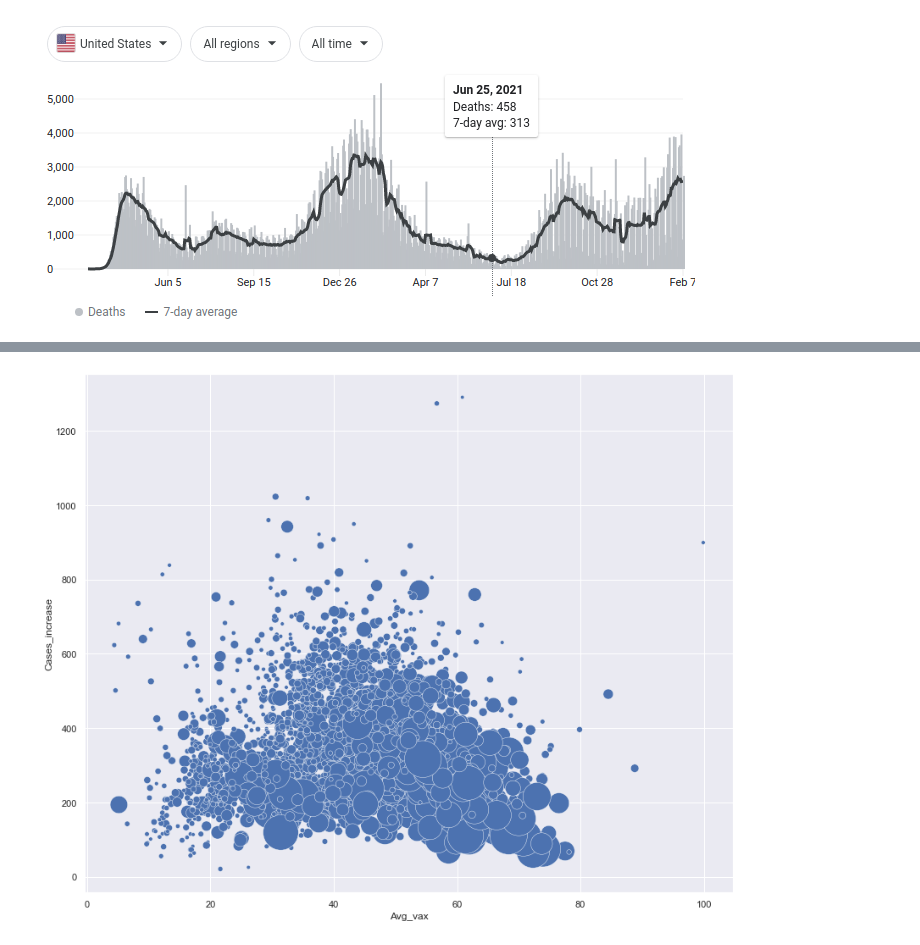
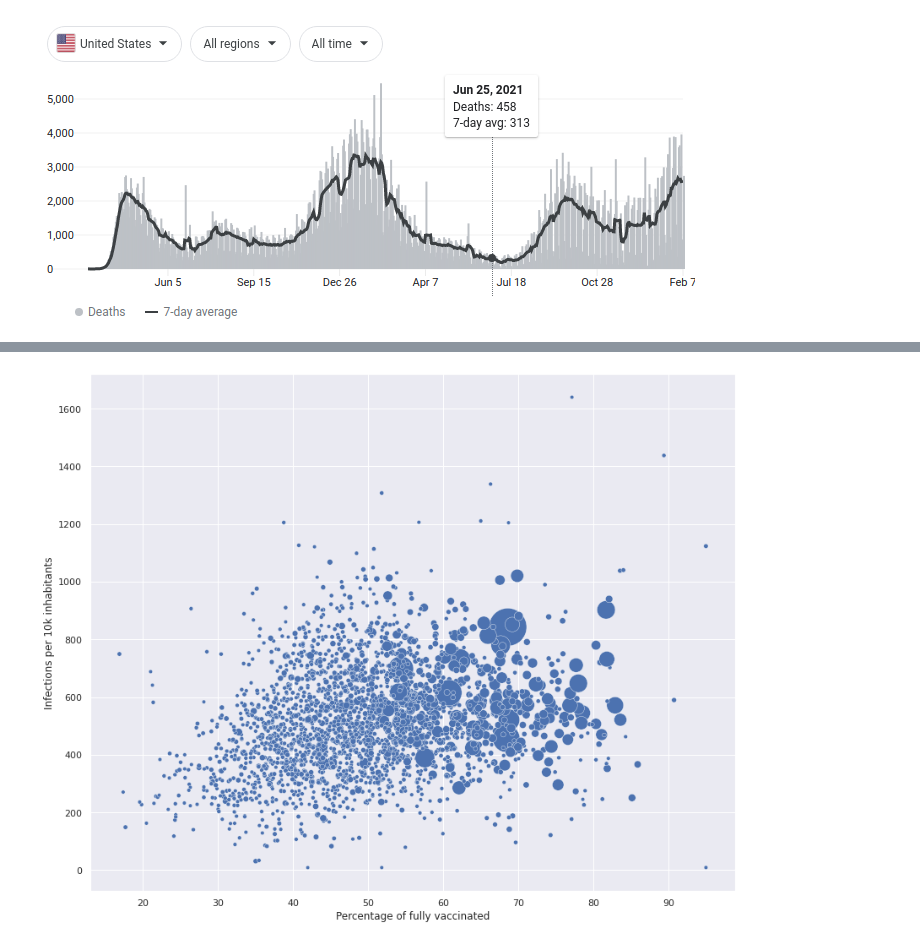
Before and after one commit to dzoanka/Covid19-cases-deaths-against-vax-in-US-counties, a Jupyter notebook: Vax_cases_deaths.ipynb, the cells around one changed output, grey strips where cells are left out. Drawn from its saved outputs; the diff is of its cells as text; code cells hidden in the pictures.

Commit message:
Add population distribution plots notebook and cleanup existing

```diff
--- a/Vax_cases_deaths.ipynb
+++ b/Vax_cases_deaths.ipynb
@@ -11,8 +11,8 @@ period_end = '11/30/2021'
 ### Choose the maximum and minimum population size of counties taken into consideration
 The cases and deaths will be shown per 10000 inhabitants
 # %%
-pop_min = 10000
-pop_max = 1000000
+pop_min = 0
+pop_max = 100000000000000
 # %%
 #Imports
 import pandas as pd
@@ -145,19 +146,10 @@ filter_pop = filter_pop[ filter_pop['Deaths_begin'] < filter_pop['Deaths_end'] ]
 filter_pop = filter_pop[ filter_pop['Cases_begin'] < filter_pop['Cases_end'] ]
 #filter_cases = filter_cases[ filter_cases['Cases_diff'] > 10 ]
 
-new_deaths_per_10k = list()
-new_cases_per_10k = list()
-avg_completed = list()
-avg_boosted = list()
-for index, row in filter_pop.iterrows():
-    increase = (row['Deaths_diff'])*10000/row['Population']
-    new_deaths_per_10k.append(increase)
-    increase = (row['Cases_diff'])*10000/row['Population']
-    new_cases_per_10k.append(increase)
-    avg = (row['Complete_pct_begin'] + row['Complete_pct_end'])/2
-    avg_completed.append(avg)
-    avg = (row['Booster_pct_begin'] + row['Booster_pct_end'])/2
-    avg_boosted.append(avg)
+filter_pop['Infections per 10k inhabitants'] = (filter_pop['Cases_diff'])*10000/filter_pop['Population']
+filter_pop['Deaths per 10k inhabitants'] = (filter_pop['Deaths_diff'])*10000/filter_pop['Population']
+filter_pop['Percentage of fully vaccinated'] = (filter_pop['Complete_pct_begin'] + filter_pop['Complete_pct_end'])/2
+filter_pop['Percentage of vaccinated with booster'] = (filter_pop['Complete_pct_begin'] + filter_pop['Complete_pct_end'])/2
 # %%
 #Present the data of number of deaths caused by COVID19 against percentage of fully vaccinated
 plt.scatter(avg_completed, new_deaths_per_10k)
@@ -193,15 +185,9 @@ plt.savefig(path + 'booster_cases_' + period_start.replace("/","") + '_' + perio
 # %%
-import seaborn as sns
-
-filter_pop['Cases_increase'] = (filter_pop['Cases_diff'])*10000/filter_pop['Population']
-filter_pop['Avg_vax'] = (filter_pop['Complete_pct_begin'] + filter_pop['Complete_pct_end'])/2
-filter_pop['Deaths_increase'] = (filter_pop['Deaths_diff'])*10000/filter_pop['Population']
-
 sns.set(rc={'figure.figsize':(13.7,11.27)})
-sns.scatterplot(data=filter_pop, x="Avg_vax", y="Cases_increase", size="Population", legend=False, sizes=(20, 2000))
+sns.scatterplot(data=filter_pop, x="Percentage of fully vaccinated", y="Infections per 10k inhabitants", size="Population", legend=False, sizes=(20, 2000))
 # show the graph
 plt.show()
 # %% [output]
-[figure, old version]
+[figure, new version]
 # %%
 sns.set(rc={'figure.figsize':(13.7,11.27)})
```
Also changed, not shown: parts of 11 cells of this notebook, 2 other files.
